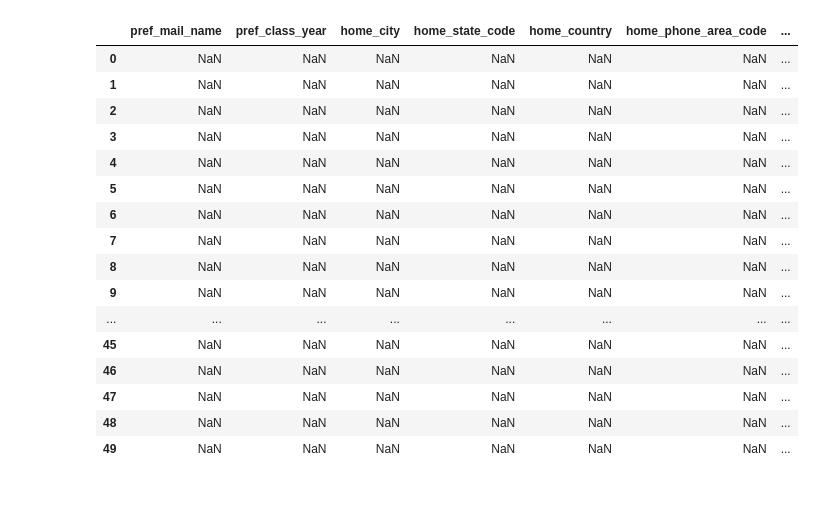
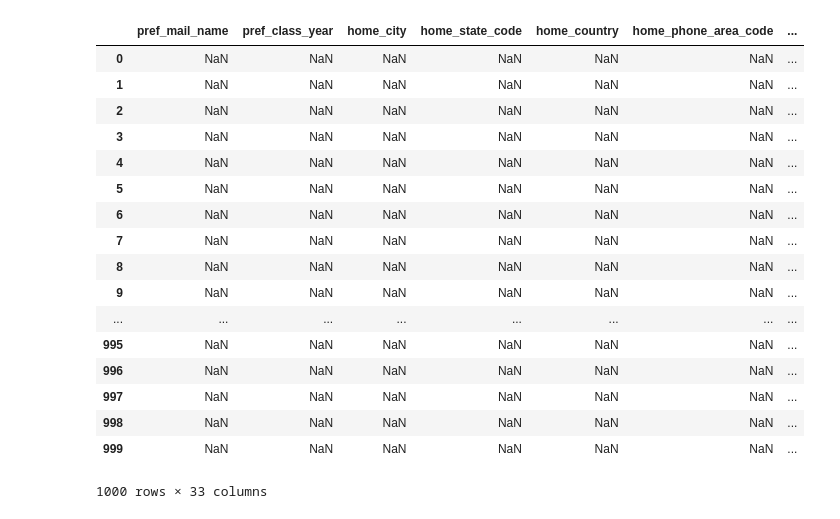
Before and after one commit to ssaeed85/Equalithon-StanfordPride, a Jupyter notebook: FakeDataset.ipynb, the cells around one changed output. Cells and saved outputs as stored; diff of their text form; code cells hidden in the pictures.

```diff
--- a/FakeDataset.ipynb
+++ b/FakeDataset.ipynb
@@ -4,6 +4,7 @@ import numpy as np
 import random
 
 pd.set_option('display.max_columns', None)
+pd.set_option('display.min_rows', 200)
 num_ofDesiredRecords = 1000
 # %%
 def createRandomPhoneNumber_SAA():
@@ -58,25 +76,26 @@ common_LNames = ['Smith',
 # %%
 df_SAA = pd.read_excel("./data/SAA Pride member reports headings.xlsx").append([None]*num_ofDesiredRecords)
 # %%
-df_SAA.head(50)
+df_SAA
 # %% [output]
 |  | pref_mail_name | pref_class_year | home_city | home_state_code | home_country | home_phone_area_code | ... |
 | 0 | NaN | NaN | NaN | NaN | NaN | NaN | ... |
 | 1 | NaN | NaN | NaN | NaN | NaN | NaN | ... |
 | 2 | NaN | NaN | NaN | NaN | NaN | NaN | ... |
 | 3 | NaN | NaN | NaN | NaN | NaN | NaN | ... |
 | 4 | NaN | NaN | NaN | NaN | NaN | NaN | ... |
 | 5 | NaN | NaN | NaN | NaN | NaN | NaN | ... |
 | 6 | NaN | NaN | NaN | NaN | NaN | NaN | ... |
 | 7 | NaN | NaN | NaN | NaN | NaN | NaN | ... |
 | 8 | NaN | NaN | NaN | NaN | NaN | NaN | ... |
 | 9 | NaN | NaN | NaN | NaN | NaN | NaN | ... |
 | ... | ... | ... | ... | ... | ... | ... | ... |
-| 45 | NaN | NaN | NaN | NaN | NaN | NaN | ... |
-| 46 | NaN | NaN | NaN | NaN | NaN | NaN | ... |
-| 47 | NaN | NaN | NaN | NaN | NaN | NaN | ... |
-| 48 | NaN | NaN | NaN | NaN | NaN | NaN | ... |
-| 49 | NaN | NaN | NaN | NaN | NaN | NaN | ... |
+| 995 | NaN | NaN | NaN | NaN | NaN | NaN | ... |
+| 996 | NaN | NaN | NaN | NaN | NaN | NaN | ... |
+| 997 | NaN | NaN | NaN | NaN | NaN | NaN | ... |
+| 998 | NaN | NaN | NaN | NaN | NaN | NaN | ... |
+| 999 | NaN | NaN | NaN | NaN | NaN | NaN | ... |
+1000 rows × 33 columns
 # %%
 __  = []
 for _ in range(0,num_ofDesiredRecords):
```
Also changed, not shown: parts of 7 cells of this notebook.
